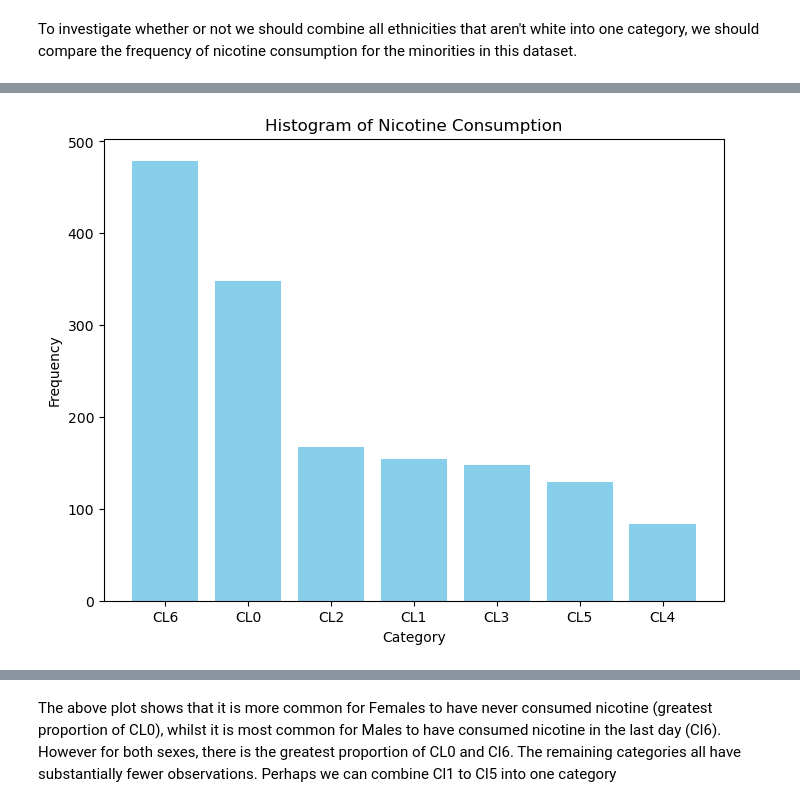
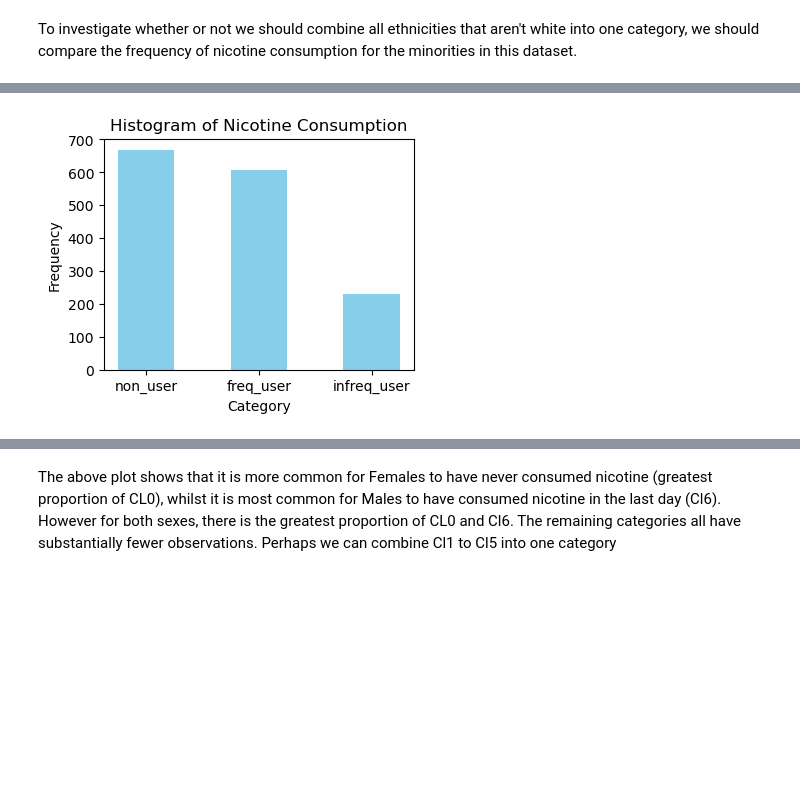
Before and after one commit to skyefung02/DrugConsumptionProject, a Jupyter notebook: data_exploration_visualisation.ipynb, the cells around one changed output, grey strips where cells are left out. Cells and saved outputs as stored; diff of their text form; code cells hidden in the pictures; blank space fills up the shorter version.

```diff
--- a/data_exploration_visualisation.ipynb
+++ b/data_exploration_visualisation.ipynb
@@ -59,0 +64,4 @@ We want to first have a look at the frequency of each category for each feature.
+# %%
+nictrain_set['nicotine'] = nictrain_set['nicotine'].replace(['CL5', 'CL6'], 'freq_user')
+nictrain_set['nicotine'] = nictrain_set['nicotine'].replace(['CL3', 'CL4'], 'infreq_user')
+nictrain_set['nicotine'] = nictrain_set['nicotine'].replace(['CL0', 'CL1', 'CL2'], 'non_user')
@@ -170,12 +239,12 @@ plt.show()
 # %%
 #Visualise proportion of each category in the target variable
 nicotine_counts = nictrain_set['nicotine'].value_counts()
 
-plt.figure(figsize=(8, 6))
-plt.bar(nicotine_counts.index, nicotine_counts.values, color='skyblue')
+plt.figure(figsize=(4, 3))
+plt.bar(nicotine_counts.index, nicotine_counts.values, color='skyblue', width = 0.5)
 plt.xlabel('Category')
 plt.ylabel('Frequency')
 plt.title('Histogram of Nicotine Consumption')
 plt.show()
 # %% [output]
-[figure, old version]
+[figure, new version]
```
Also changed, not shown: parts of 14 cells of this notebook, 1 other file.
